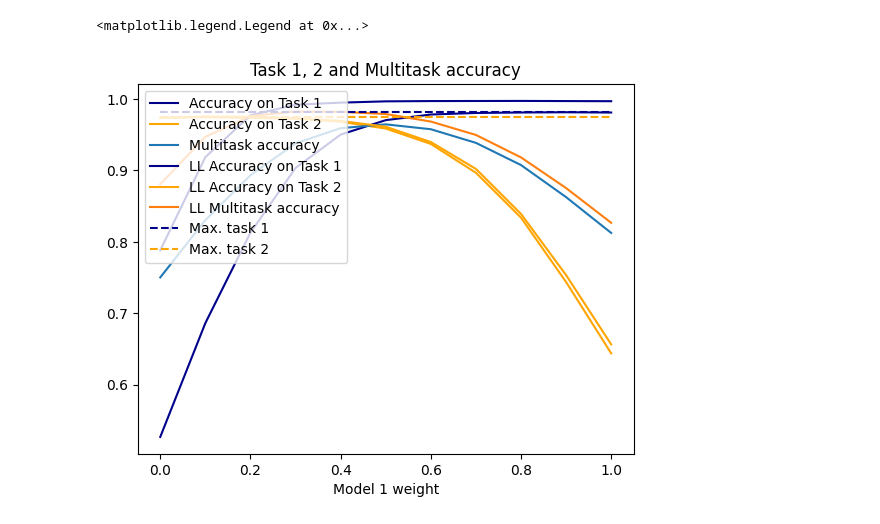
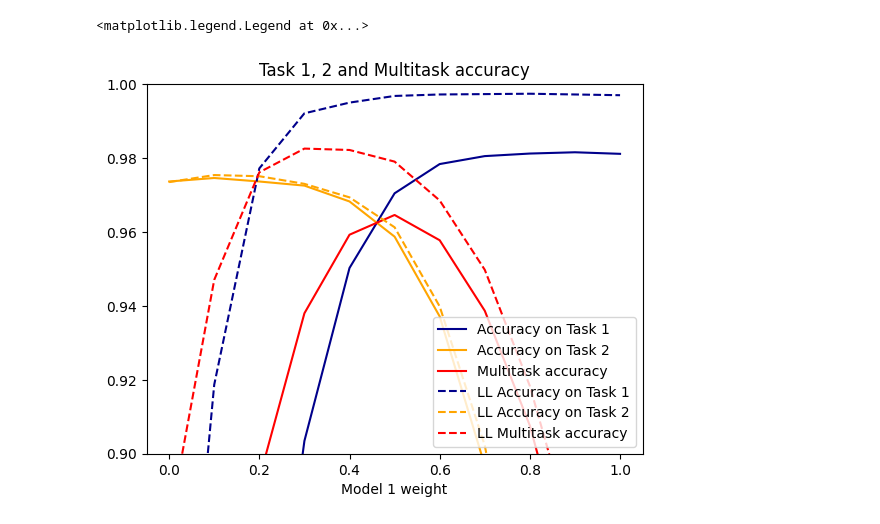
Before and after one commit to dennis-grinwald/task_vectors, a Jupyter notebook: analysis/accs.ipynb, the cells around one changed output. Saved outputs shown, nothing was run; the diff lists cells and outputs as text; code cells hidden in the pictures.

```diff
--- a/analysis/accs.ipynb
+++ b/analysis/accs.ipynb
@@ -18,45 +18,45 @@ plt.plot(
     cleaned_keys,
     np.array(list(test_acc_dict.values()))[:,0], color='darkblue', label='Accuracy on Task 1'
 )
 plt.plot(
     cleaned_keys,
     np.array(list(test_acc_dict.values()))[:,1], color='orange', label='Accuracy on Task 2'
 )
 plt.plot(
     cleaned_keys,
-    np.array(list(test_acc_dict.values()))[:,2], label='Multitask accuracy'
+    np.array(list(test_acc_dict.values()))[:,2], color='red', label='Multitask accuracy'
 )
 plt.plot(
     cleaned_keys,
-    np.array(list(last_layer_test_acc_dict.values()))[:,0], color='darkblue', label='LL Accuracy on Task 1'
+    np.array(list(last_layer_test_acc_dict.values()))[:,0], color='darkblue', linestyle='--', label='LL Accuracy on Task 1'
 )
 plt.plot(
     cleaned_keys,
-    np.array(list(last_layer_test_acc_dict.values()))[:,1], color='orange', label='LL Accuracy on Task 2'
+    np.array(list(last_layer_test_acc_dict.values()))[:,1], color='orange', linestyle='--', label='LL Accuracy on Task 2'
 )
 plt.plot(
     cleaned_keys,
-    np.array(list(last_layer_test_acc_dict.values()))[:,2], label='LL Multitask accuracy'
+    np.array(list(last_layer_test_acc_dict.values()))[:,2], linestyle='--', color='red', label='LL Multitask accuracy'
 )
 
-plt.hlines(
-    max(np.array(list(test_acc_dict.values()))[:,0]), 0,1.0, color='darkblue', linestyle='--', label='Max. task 1'
-)
-plt.hlines(
-    max(np.array(list(test_acc_dict.values()))[:,1]), 0,1.0, color='orange', linestyle='--', label='Max. task 2'
-)
+# plt.hlines(
+#     max(np.array(list(test_acc_dict.values()))[:,0]), 0,1.0, color='darkblue', linestyle='--', label='Max. task 1'
+# )
+# plt.hlines(
+#     max(np.array(list(test_acc_dict.values()))[:,1]), 0,1.0, color='orange', linestyle='--', label='Max. task 2'
+# )
 plt.xlabel(
     'Model 1 weight'
 )
-# plt.ylim(
-#     0.96,0.99
-# )
+plt.ylim(
+    0.9,1
+)
 plt.title(
     'Task 1, 2 and Multitask accuracy'
 )
 plt.legend(
-    loc='upper left'
+    loc='lower right'
 )
 # %% [output]
 <matplotlib.legend.Legend at 0x...>
-[figure, old version]
+[figure, new version]
```
Also changed, not shown: parts of 3 cells of this notebook, 1 other file.
